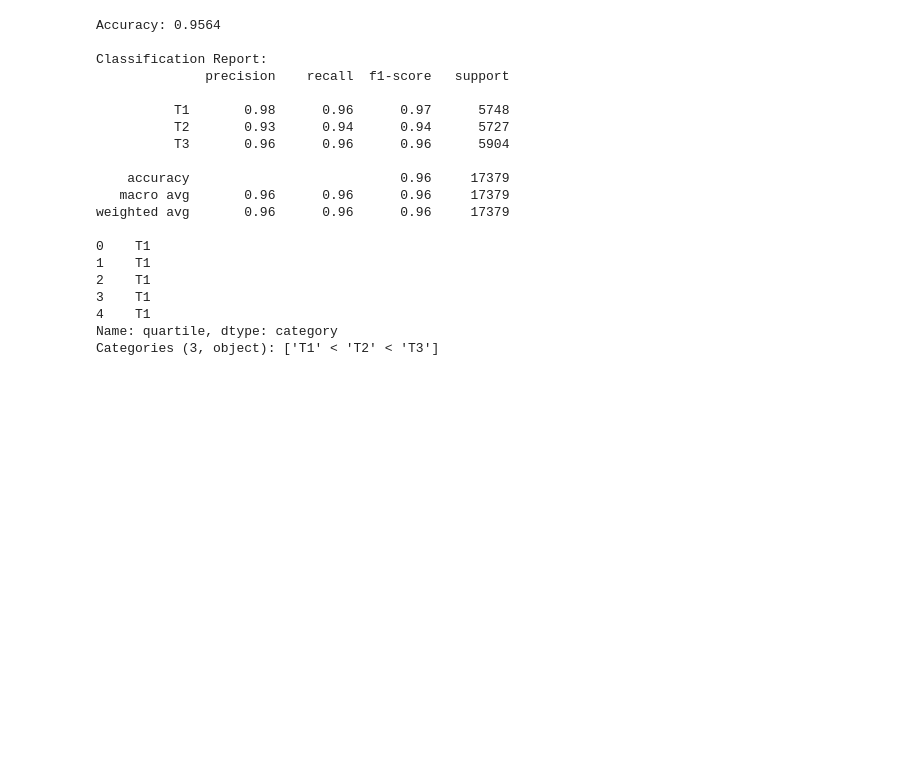
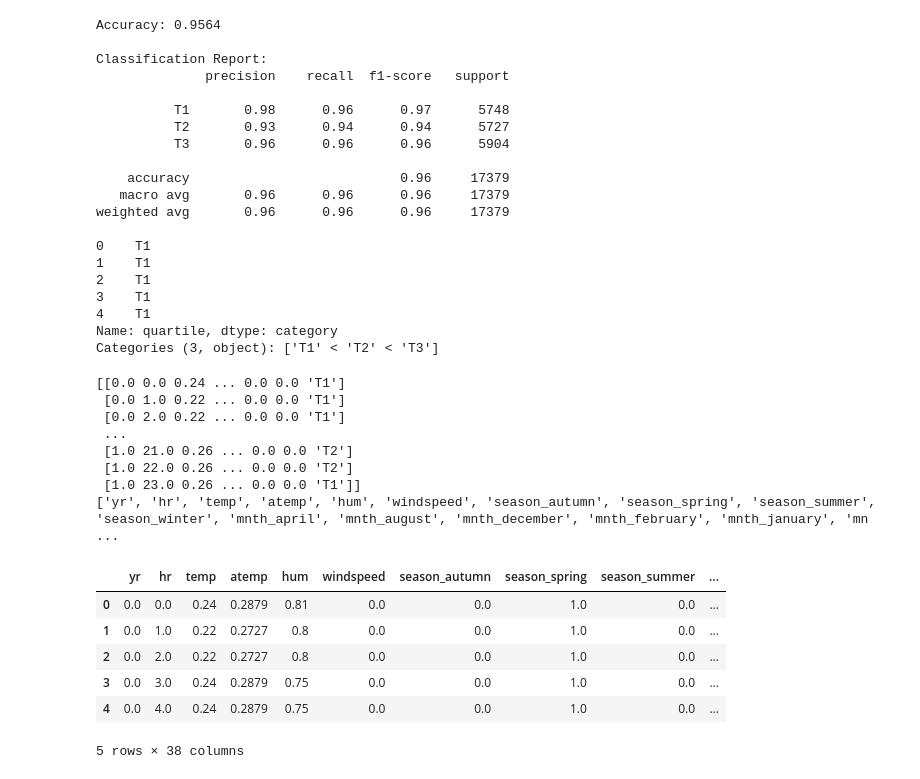
Before and after one commit to aa57c/CS_5568_Project, a Jupyter notebook: project_Classification.ipynb, the cells around one changed output. Drawn from its saved outputs; the diff is of its cells as text; code cells hidden in the pictures; blank space fills up the shorter version.

```diff
--- a/project_Classification.ipynb
+++ b/project_Classification.ipynb
@@ -621,3 +621,43 @@ weighted avg       0.96      0.96      0.96     17379
 4    T1
 Name: quartile, dtype: category
 Categories (3, object): ['T1' < 'T2' < 'T3']
+# %%
+#concatenate x, y
+#split
+#run through models
+#vertical_concat = pd.concat([X_rand_encoded, y_rand_pred], axis=0)
+
+# concatenating df3 and df4 along columns
+#horizontal_concat = np.concatenate([X_rand_encoded, y_rand_pred], axis=0)
+
+#print(X_rand_encoded)
+#print(y_rand_pred)
+
+y_rand_pred2 = np.atleast_2d(y_rand_pred).T
+
+#print(y_rand_pred2)
+
+df_concat = np.concatenate([X_rand_encoded, y_rand_pred2], axis=1)
+print(df_concat)
+column_titles = X_rand_encoded.columns.tolist()
+column_titles.append('quartile')
+print(column_titles)
+
+df = pd.DataFrame(df_concat, columns=column_titles)
+df.head()
+# %% [output]
+[[0.0 0.0 0.24 ... 0.0 0.0 'T1']
+ [0.0 1.0 0.22 ... 0.0 0.0 'T1']
+ [0.0 2.0 0.22 ... 0.0 0.0 'T1']
+ ...
+ [1.0 21.0 0.26 ... 0.0 0.0 'T2']
+ [1.0 22.0 0.26 ... 0.0 0.0 'T2']
+ [1.0 23.0 0.26 ... 0.0 0.0 'T1']]
+['yr', 'hr', 'temp', 'atemp', 'hum', 'windspeed', 'season_autumn', 'season_spring', 'season_summer', 'season_winter', 'mnth_april', 'mnth_august', 'mnth_december', 'mnth_february', 'mnth_january', 'mn ...
+|  | yr | hr | temp | atemp | hum | windspeed | season_autumn | season_spring | season_summer | ... |
+| 0 | 0.0 | 0.0 | 0.24 | 0.2879 | 0.81 | 0.0 | 0.0 | 1.0 | 0.0 | ... |
+| 1 | 0.0 | 1.0 | 0.22 | 0.2727 | 0.8 | 0.0 | 0.0 | 1.0 | 0.0 | ... |
+| 2 | 0.0 | 2.0 | 0.22 | 0.2727 | 0.8 | 0.0 | 0.0 | 1.0 | 0.0 | ... |
+| 3 | 0.0 | 3.0 | 0.24 | 0.2879 | 0.75 | 0.0 | 0.0 | 1.0 | 0.0 | ... |
+| 4 | 0.0 | 4.0 | 0.24 | 0.2879 | 0.75 | 0.0 | 0.0 | 1.0 | 0.0 | ... |
+5 rows × 38 columns
```
Also changed, not shown: parts of 11 cells of this notebook.
